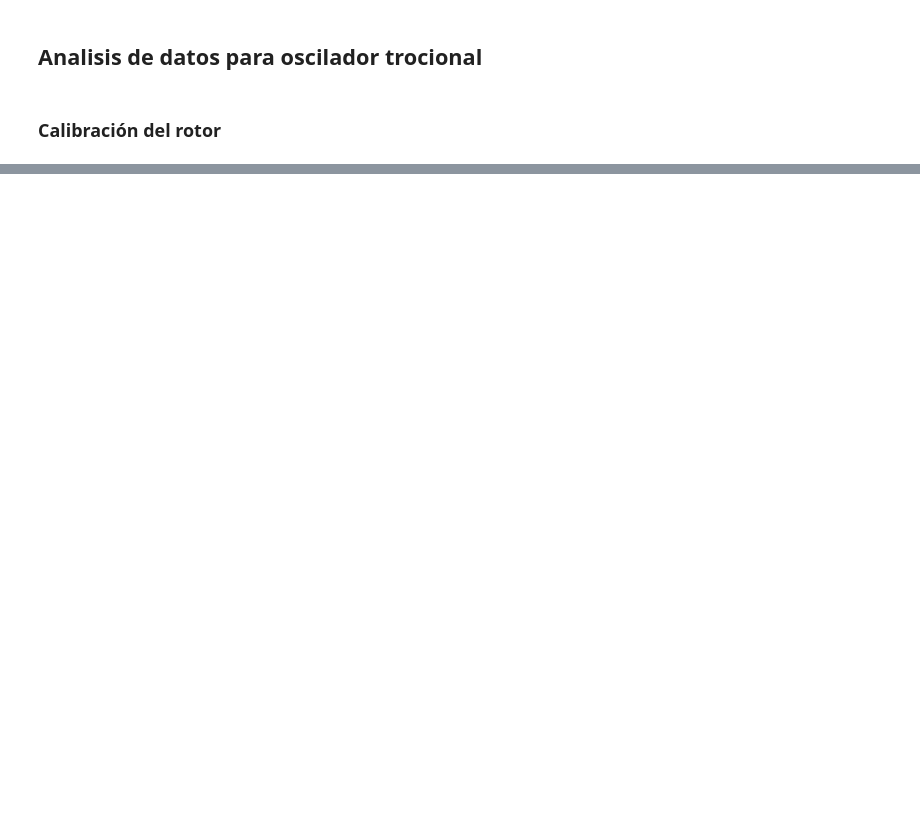
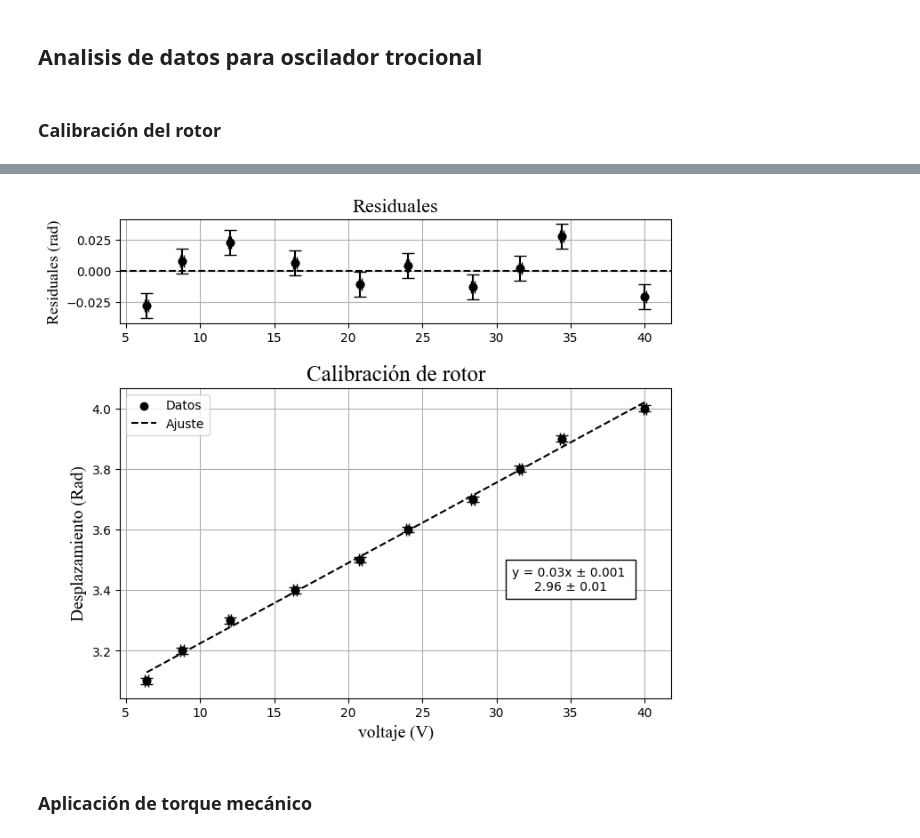
Before and after one commit to karemjruiano/laboratorio-intermedio, a Jupyter notebook: Oscilador torcional/Data_Analysis.ipynb, the cells around one changed output, grey strips where cells are left out. Drawn from its saved outputs; the diff is of its cells as text; code cells hidden in the pictures; blank space fills up the shorter version.

```diff
--- a/Oscilador torcional/Data_Analysis.ipynb
+++ b/Oscilador torcional/Data_Analysis.ipynb
@@ -16,0 +65,49 @@ FileNotFoundError: [Errno 2] No such file or directory: 'Oscillator Analysis.csv
+# %%
+# Extraemos los datos obtenidos para la ecuaciuón del ajuste
+res = regression(voltage_x, dis_y)
+voltage_x = res[0]
+y_pred  = res[1]
+m = res[2]
+b = res[3]
+m_error = res[4]
+b_error = res[5]
+residuals = res[6]
+
+symbol = '\u00B1'
+eq0 = f'y = {m:.2f}x {symbol} {m_error:.3f} \n{b:.2f} {symbol} {b_error:.2f}'
+# %%
+# Ahora, vamos a crear una función que grafique las regresiones
+def graph(x_data, y_data, y_pred, residuals, error_x, error_y, eq, vert, hori, space1,
+          space2, resy_name, res_title, y_name, x_name, title, x, y, name):
+
+    plt.figure(figsize=(vert, hori))
+
+    plt.subplot2grid((space1, 1), (0, 0), rowspan=1)
+    plt.scatter(x_data, residuals, color='black')
+    plt.axhline(y=0, color='black', linestyle='--')
+    plt.errorbar(x_data, residuals, xerr=error_x, yerr=error_y, fmt='o', capsize=5, color='black')
+    plt.title(res_title, loc='center', fontfamily='Times New Roman', fontsize=16)
+    plt.ylabel(resy_name, fontfamily='Times New Roman', fontsize=13)
+    plt.grid()
+
+    plt.subplot2grid((space2,1), (1,0), rowspan=2)
+    plt.scatter(x_data, y_data, color='black', label='Datos')
+    plt.plot(x_data, y_pred, linestyle='--', color='black', label='Ajuste')
+    plt.errorbar(x_data, y_data, xerr=error_x, yerr=error_y, fmt='o', capsize=5, color='black')
+    plt.xlabel(x_name, fontfamily='Times New Roman', fontsize=14)
+    plt.ylabel(y_name, fontfamily='Times New Roman', fontsize=14)
+    plt.title(title, loc='center', fontfamily='Times New Roman', fontsize=18)
+    plt.text(x, y, eq, ha='center', fontsize=10, bbox=dict(boxstyle='square,pad=0.5', facecolor='white'))
+    plt.grid()
+    plt.legend()
+
+    plt.savefig(name)
+    plt.show()
+# %%
+# Gráfica de la regresión
+graph(voltage_x, dis_y, y_pred, residuals, error_vx, error_disy, eq0, 8, 7, 4, 3, 'Residuales (rad)', 'Residuales',
+      'Desplazamiento (Rad)', 'voltaje (V)', 'Calibración de rotor', 35, 3.4, 'Calibración de rotor')
+# %% [output]
+[figure, added]
+# %% [markdown]
+### Aplicación de torque mecánico
```
Also changed, not shown: parts of 35 cells of this notebook.
